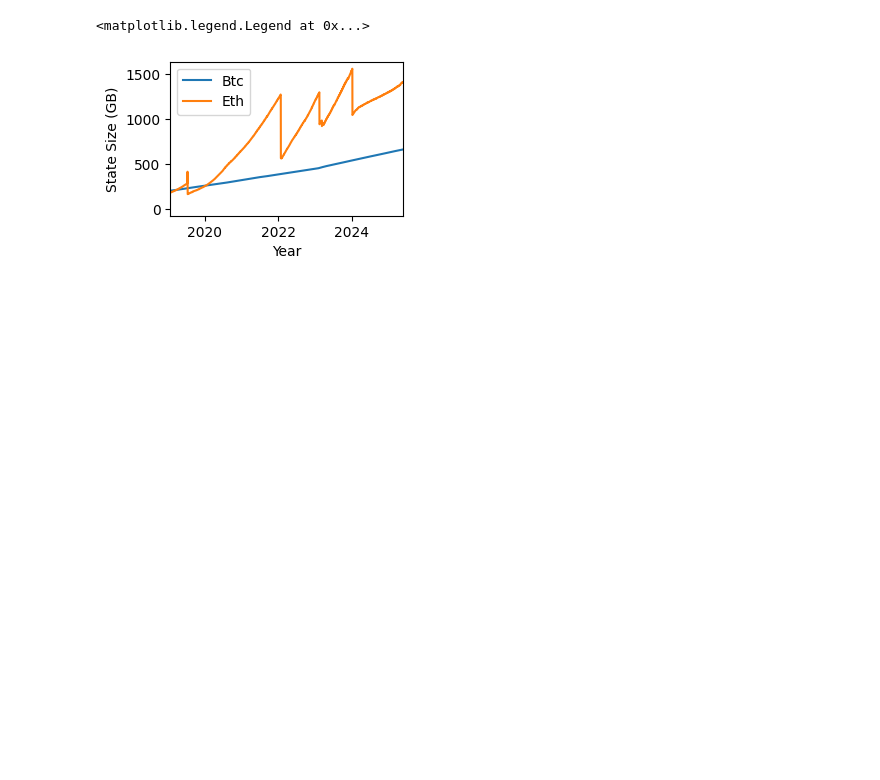
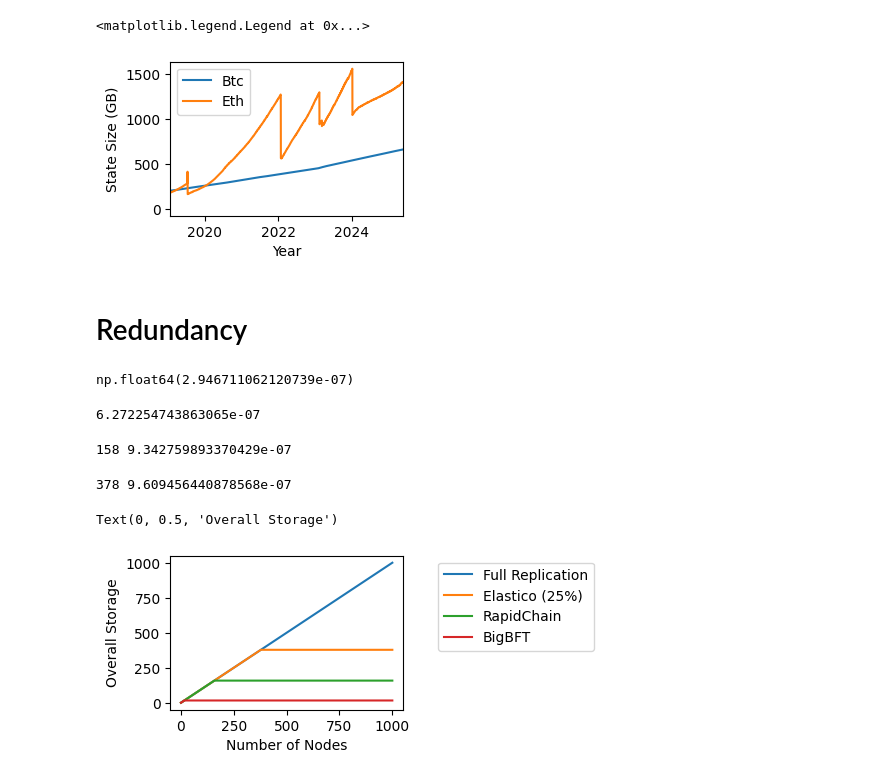
Before and after one commit to sgdxbc/bigbft-paper, a Jupyter notebook: graphs/plots.ipynb, the cells around one changed output. Drawn from its saved outputs; the diff is of its cells as text; code cells hidden in the pictures; blank space fills up the shorter version.

Commit message:
eval: Add redundancy

```diff
--- a/graphs/plots.ipynb
+++ b/graphs/plots.ipynb
@@ -94,3 +94,43 @@ ax.legend()
 [figure]
 # %%
 fig.savefig("states-grow.pdf", bbox_inches="tight")
+# %% [markdown]
+# Redundancy
+# %%
+from scipy.stats import hypergeom
+hypergeom(1000, 250, 80).pmf(40)
+# %% [output]
+np.float64(2.946711062120739e-07)
+# %%
+(1/3)**13
+# %% [output]
+6.272254743863065e-07
+# %%
+for i in range(1, 500):
+    p = hypergeom(1000, 333, i * 2).pmf(i)
+    if p < 1e-6:
+        print(i * 2, p)
+        break
+# %% [output]
+158 9.342759893370429e-07
+# %%
+for i in range(1, 333):
+    p = hypergeom(1000, 250, i * 3).pmf(i)
+    if p < 1e-6:
+        print(i * 3, p)
+        break
+# %% [output]
+378 9.609456440878568e-07
+# %%
+fig, ax = plt.subplots(figsize=(3, 2))
+ax.plot([0, 1000], [0, 1000], label="Full Replication")
+ax.plot([0, 378, 1000], [0, 378, 378], label="Elastico (25%)")
+# ax.plot([0, 80, 1000], [0, 80, 80], label="RapidChain (25%)")
+ax.plot([0, 158, 1000], [0, 158, 158], label="RapidChain")
+ax.plot([0, 16, 1000], [0, 16, 16], label="BigBFT")
+ax.legend(loc="upper right", bbox_to_anchor=(1.85, 1))
+ax.set_xlabel("Number of Nodes")
+ax.set_ylabel("Overall Storage")
+# %% [output]
+Text(0, 0.5, 'Overall Storage')
+[figure, added]
```
Also changed, not shown: parts of 1 cell of this notebook, 4 other files.
